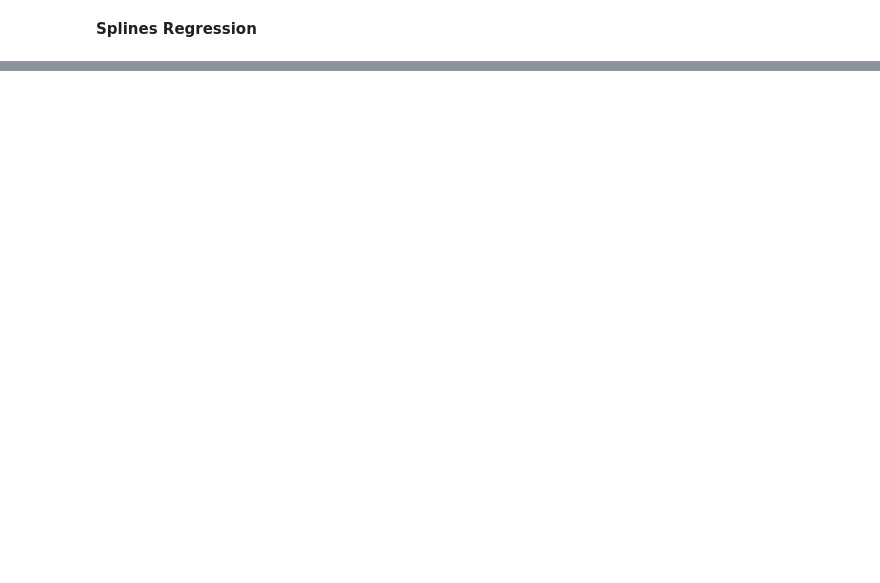
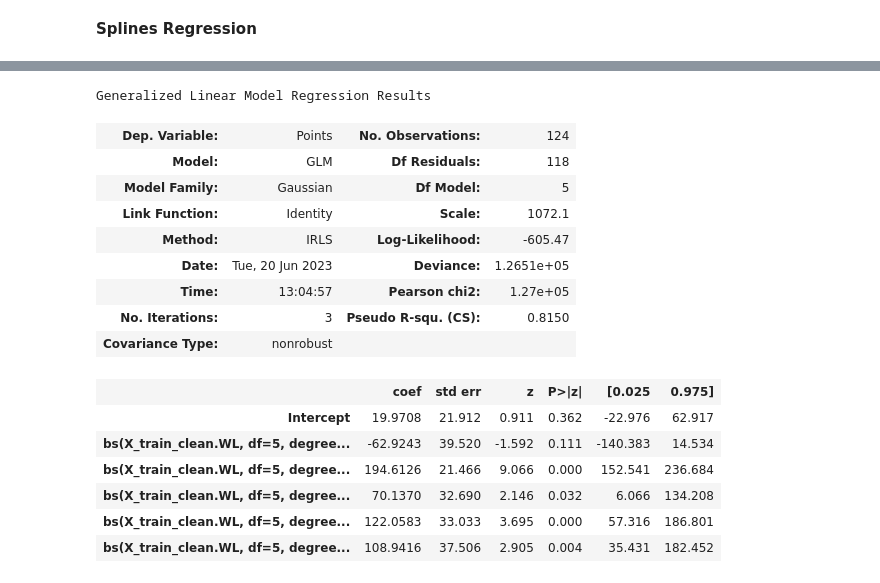
Before and after one commit to sk-aili/sports-analytics-2, a Jupyter notebook: lib/polynomial_regression.ipynb, the cells around one changed output, grey strips where cells are left out. Cells and saved outputs as stored; diff of their text form; code cells hidden in the pictures; blank space fills up the shorter version.

```diff
--- a/lib/polynomial_regression.ipynb
+++ b/lib/polynomial_regression.ipynb
@@ -1413,0 +1438,20 @@ metrics_df
+# %%
+spline_fit.summary()
+# %% [output]
+Generalized Linear Model Regression Results
+| Dep. Variable: | Points | No. Observations: | 124 |
+| Model: | GLM | Df Residuals: | 118 |
+| Model Family: | Gaussian | Df Model: | 5 |
+| Link Function: | Identity | Scale: | 1072.1 |
+| Method: | IRLS | Log-Likelihood: | -605.47 |
+| Date: | Tue, 20 Jun 2023 | Deviance: | 1.2651e+05 |
+| Time: | 13:04:57 | Pearson chi2: | 1.27e+05 |
+| No. Iterations: | 3 | Pseudo R-squ. (CS): | 0.8150 |
+| Covariance Type: | nonrobust |  |  |
+|  | coef | std err | z | P>|z| | [0.025 | 0.975] |
+| Intercept | 19.9708 | 21.912 | 0.911 | 0.362 | -22.976 | 62.917 |
+| bs(X_train_clean.WL, df=5, degree... | -62.9243 | 39.520 | -1.592 | 0.111 | -140.383 | 14.534 |
+| bs(X_train_clean.WL, df=5, degree... | 194.6126 | 21.466 | 9.066 | 0.000 | 152.541 | 236.684 |
+| bs(X_train_clean.WL, df=5, degree... | 70.1370 | 32.690 | 2.146 | 0.032 | 6.066 | 134.208 |
+| bs(X_train_clean.WL, df=5, degree... | 122.0583 | 33.033 | 3.695 | 0.000 | 57.316 | 186.801 |
+| bs(X_train_clean.WL, df=5, degree... | 108.9416 | 37.506 | 2.905 | 0.004 | 35.431 | 182.452 |
```
Also changed, not shown: parts of 20 cells of this notebook.
